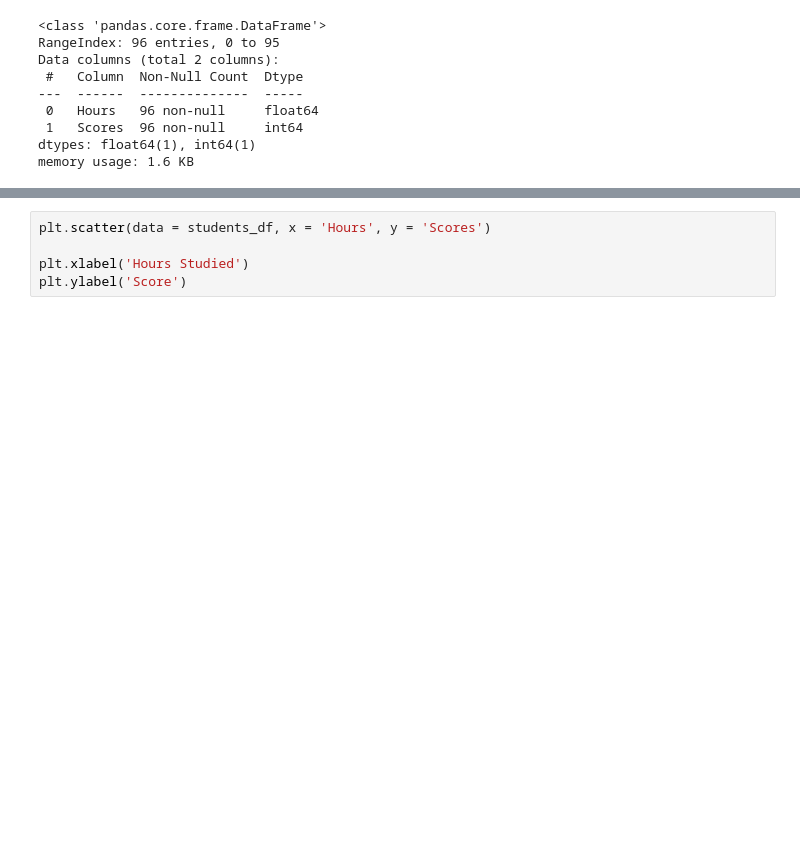
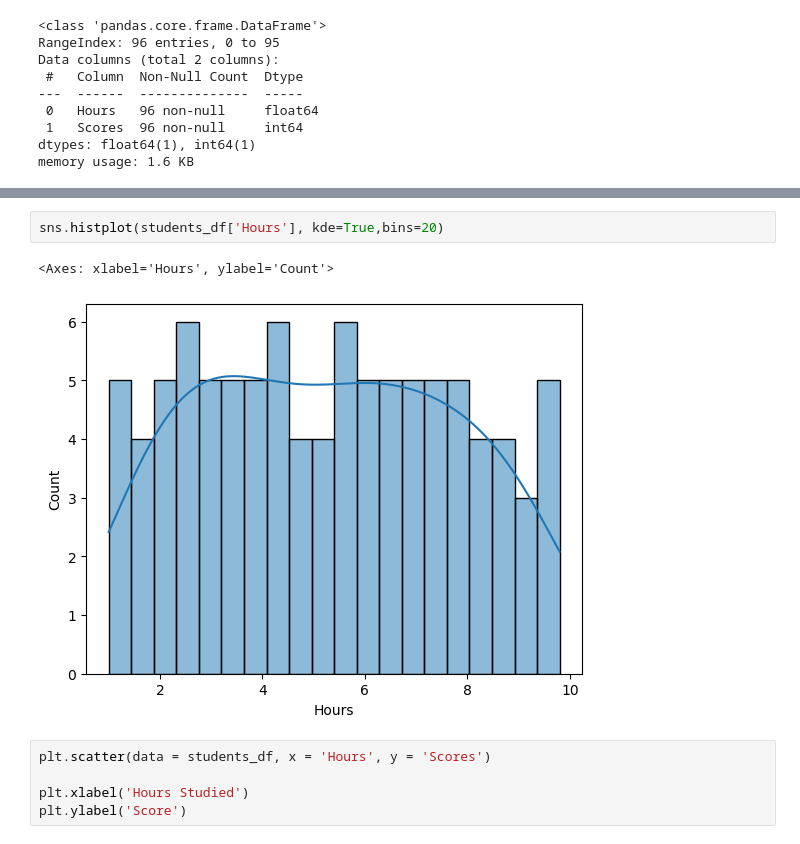
Before and after one commit to omarelwaliely/datascience, a Jupyter notebook: summer_practice/data_engineering.ipynb, the cells around one changed output, grey strips where cells are left out. Saved outputs shown, nothing was run; the diff lists cells and outputs as text; blank space fills up the shorter version.

```diff
--- a/summer_practice/data_engineering.ipynb
+++ b/summer_practice/data_engineering.ipynb
@@ -380,3 +636,8 @@ memory usage: 1.6 KB
+# %%
+sns.histplot(students_df['Hours'], kde=True,bins=20)
+# %% [output]
+<Axes: xlabel='Hours', ylabel='Count'>
+[figure, added]
 # %%
 plt.scatter(data = students_df, x = 'Hours', y = 'Scores')
 
```
Also changed, not shown: parts of 34 cells of this notebook.
